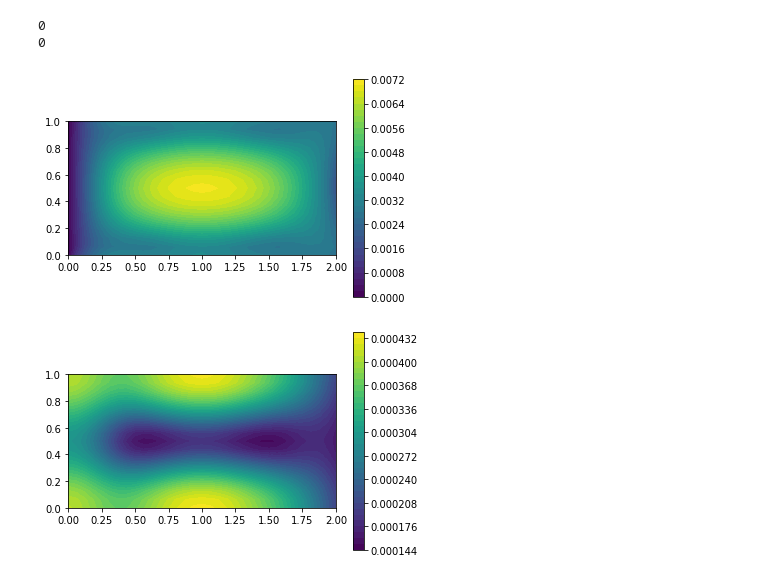
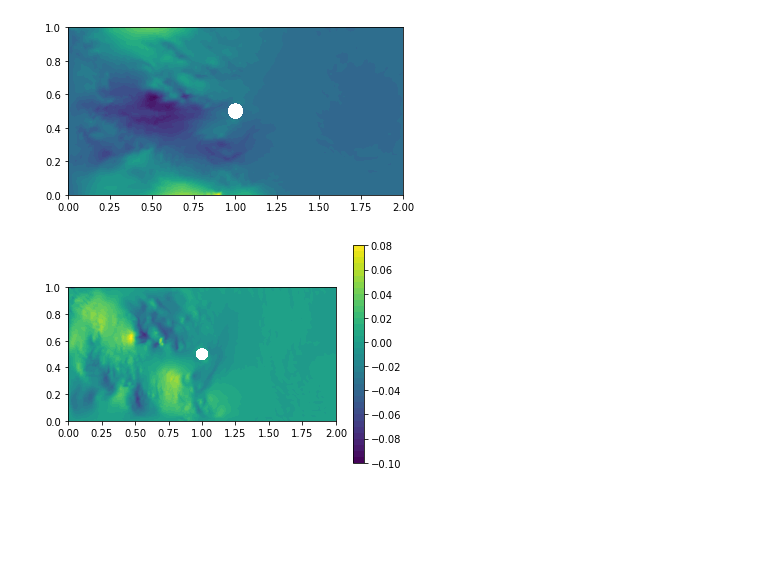
Before and after one commit to connor-duffin/sswfe, a Jupyter notebook: docs/check-swe-filter.ipynb, the cells around one changed output. Drawn from its saved outputs; the diff is of its cells as text; code cells hidden in the pictures; blank space fills up the shorter version.

```diff
--- a/docs/check-swe-filter.ipynb
+++ b/docs/check-swe-filter.ipynb
@@ -56,11 +87,20 @@ plt.show()
 # %%
 t = 0.
-t_final = 1.
+t_final = 30.
 nt = np.int32(np.round(t_final / control["dt"]))
 
+i_dat = 0
 for i in trange(nt):
     t += swe.dt
     swe.inlet_velocity.t = t
     swe.prediction_step(t)
+
+    if i % 2 == 0:
+        assert np.isclose(t_data[i_dat], t)
+        y_obs = np.concatenate((u_data[i_dat, mask_obs][::20],
+                                v_data[i_dat, mask_obs][::20]))
+        swe.update_step(y_obs, compute_lml=False)
+        i_dat += 1
+
     swe.set_prev()
 # %% [output]
@@ -116,24 +111,13 @@ for i in trange(nt):
-# %%
-print(np.sum(np.isnan(swe.J_scipy.todense())))
-print(np.sum(np.isnan(swe.J_prev_scipy.todense())))
-# %% [output]
-0
-0
-# %%
-var = fe.Function(swe.W)
-var_array = np.sqrt(np.sum(swe.cov_sqrt**2, axis=1))
-var.vector().set_local(var_array)
-
-vel, h = var.split()
-u, v = vel.split()
-
-im = fe.plot(u)
-plt.colorbar(im)
-plt.show()
-
-im = fe.plot(h)
-plt.colorbar(im)
-plt.show()
-# %% [output]
-[figure, removed]
-[figure, removed]
+# %%
+vel, h = swe.du.split()
+u, v = vel.split()
+
+fe.plot(u)
+plt.show()
+
+im = fe.plot(v)
+plt.colorbar(im)
+plt.show()
+# %% [output]
+[figure, added]
+[figure, added]
```
Also changed, not shown: parts of 8 cells of this notebook, 1 other file.
